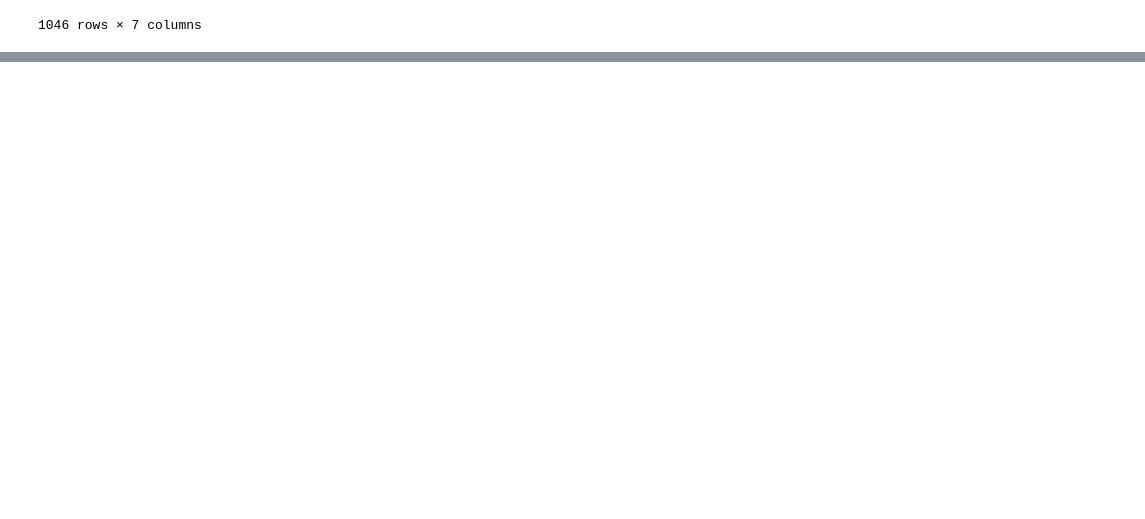
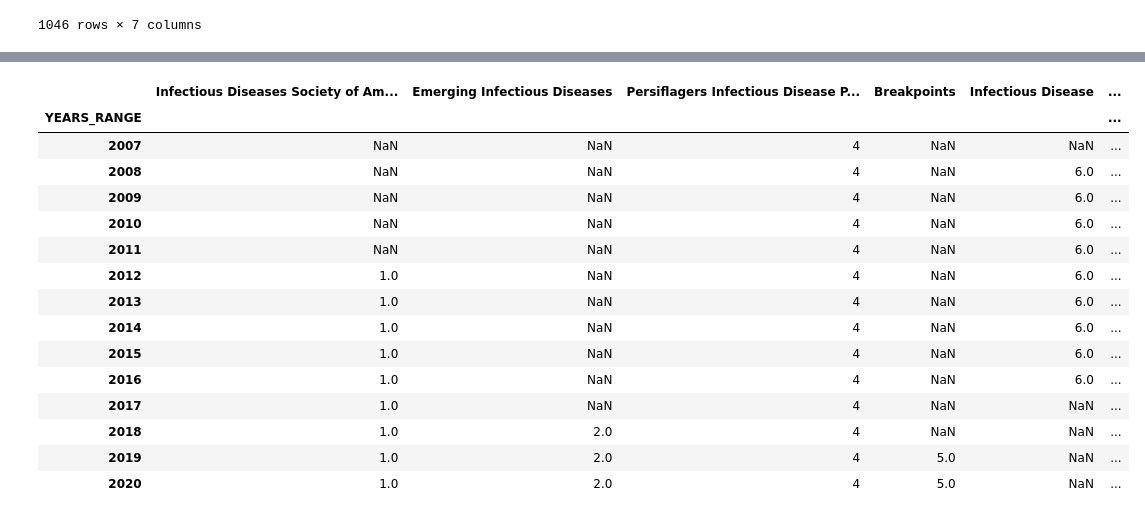
Before and after one commit to xthomas/Podcast-Audit, a Jupyter notebook: podcast_audit.ipynb, the cells around one changed output, grey strips where cells are left out. Saved outputs shown, nothing was run; the diff lists cells and outputs as text; code cells hidden in the pictures; blank space fills up the shorter version.

```diff
--- a/podcast_audit.ipynb
+++ b/podcast_audit.ipynb
@@ -322,0 +334,14 @@ channels
+# %%
+# Lot of NaN wierdness in this list of durations...because so many missing 'Durations'
+# Let's create an index of the absolute ranges for DURATIONS and YEARS, with no missing values:
+MinutesIndex = pd.Index(episodes.EPISODE_TOTAL_MINUTES[np.logical_not(np.isnan(episodes.EPISODE_TOTAL_MINUTES))])
+
+#less funkiness with years
+YearsIndex = pd.Index(episodes.EPISODE_YEAR).year
+# %%
+#Create an Index of the years, to plot against
+minutesaudit = pd.DataFrame(index=set(MinutesIndex))
+yearsaudit = pd.DataFrame(index=set(YearsIndex)).sort_index(ascending = True)
+minutesaudit.index.name = "MINUTES_RANGE"
+yearsaudit.index.name = "YEARS_RANGE"
+minutesaudit
@@ -322,0 +382,9 @@ channels
+# %%
+# Write the ranges to the "Years Published" dataframe
+
+for i in range (channels.shape[0]):
+    print(i+1)
+    print (channels.loc[i].CHANNEL_NAME)
+    print (int(channels.loc[i].FIRST_YEAR))
+    print (int(channels.loc[i].LAST_YEAR))
+    yearsaudit[channels.loc[i].CHANNEL_NAME] = yearsaudit.index.to_series().apply(lambda x: i+1 if x >= int(channels.loc[i].FIRST_YEAR) and x <= int(channels.loc[i].LAST_YEAR) else np.NaN)
@@ -322,0 +416,19 @@ channels
+# %%
+yearsaudit
+# %% [output]
+|  | Infectious Diseases Society of Am... | Emerging Infectious Diseases | Persiflagers Infectious Disease P... | Breakpoints | Infectious Disease | ... |
+| YEARS_RANGE |  |  |  |  |  | ... |
+| 2007 | NaN | NaN | 4 | NaN | NaN | ... |
+| 2008 | NaN | NaN | 4 | NaN | 6.0 | ... |
+| 2009 | NaN | NaN | 4 | NaN | 6.0 | ... |
+| 2010 | NaN | NaN | 4 | NaN | 6.0 | ... |
+| 2011 | NaN | NaN | 4 | NaN | 6.0 | ... |
+| 2012 | 1.0 | NaN | 4 | NaN | 6.0 | ... |
+| 2013 | 1.0 | NaN | 4 | NaN | 6.0 | ... |
+| 2014 | 1.0 | NaN | 4 | NaN | 6.0 | ... |
+| 2015 | 1.0 | NaN | 4 | NaN | 6.0 | ... |
+| 2016 | 1.0 | NaN | 4 | NaN | 6.0 | ... |
+| 2017 | 1.0 | NaN | 4 | NaN | NaN | ... |
+| 2018 | 1.0 | 2.0 | 4 | NaN | NaN | ... |
+| 2019 | 1.0 | 2.0 | 4 | 5.0 | NaN | ... |
+| 2020 | 1.0 | 2.0 | 4 | 5.0 | NaN | ... |
```
Also changed, not shown: parts of 15 cells of this notebook.
